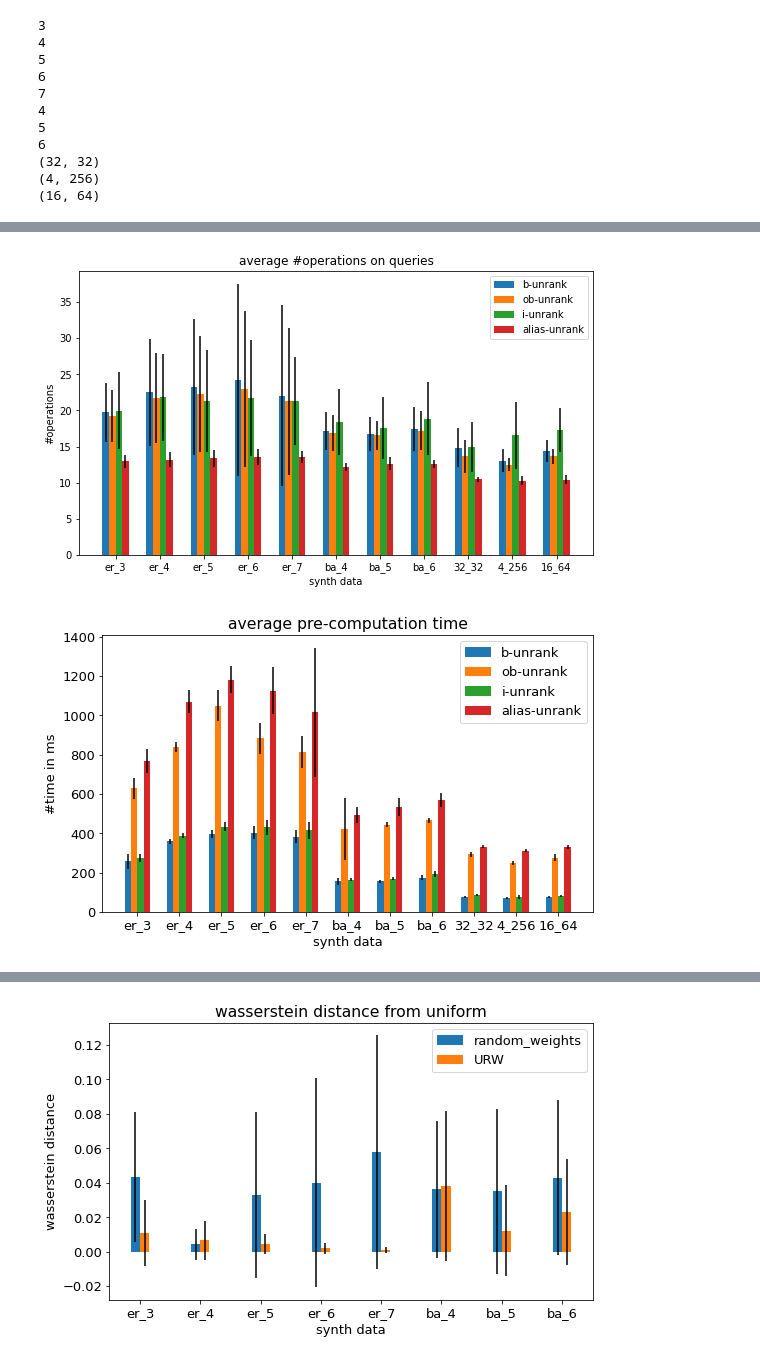
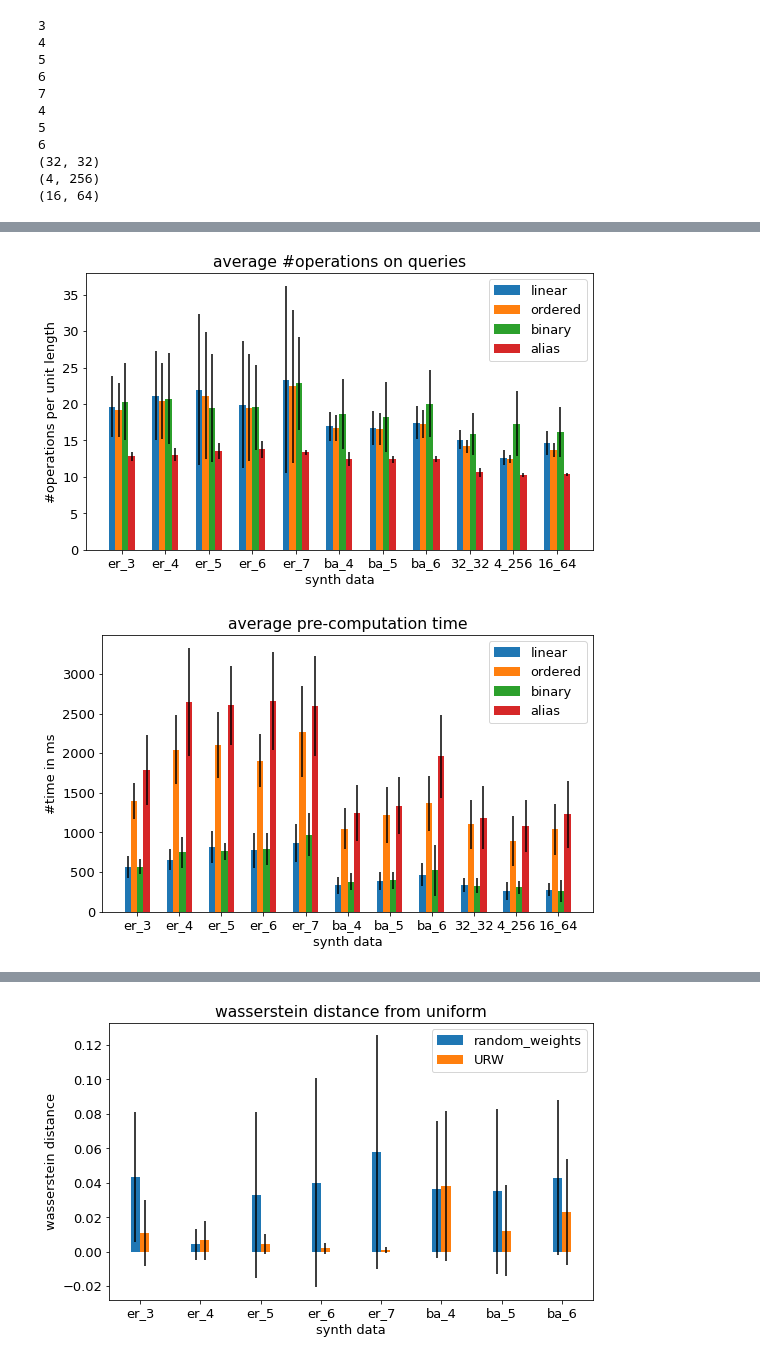
Before and after one commit to simon-dreyer/Shortest_path_sampling, a Jupyter notebook: src/syth_databases.ipynb, the cells around one changed output, grey strips where cells are left out. Saved outputs shown, nothing was run; the diff lists cells and outputs as text; code cells hidden in the pictures.

Commit message:
bug corrected in ordered need recompute real datasets and synthetic ones

```diff
--- a/src/syth_databases.ipynb
+++ b/src/syth_databases.ipynb
@@ -1,5 +1,6 @@
 # %%
 import os
+import pickle
 def create_folder_if_not_exists(folder_path):
     """
     Creates a folder if it does not exist.
@@ -23,6 +24,15 @@ def file_exists(file_path):
 
 folder_path = 'synthetique_databases'
 create_folder_if_not_exists(folder_path)
+
+def save_dic(d,s):
+    with open(s+'.pickle', 'wb') as handle:
+        pickle.dump(d, handle, protocol=pickle.HIGHEST_PROTOCOL)
+
+def read_dic(s):
+    with open(s+'.pickle', 'rb') as handle:
+        b = pickle.load(handle)
+        return b
 # %% [output]
 Folder 'synthetique_databases' already exists.
 # %%
@@ -72,7 +82,7 @@ l += [ ("gr", e) for e in list_grid ]
 # %%
 #launch pre-computations
 import subprocess
-algos = ["b-unrank", "ob-unrank", "i-unrank", "alias-unrank"]
+algos = ["linear", "ordered", "binary", "alias"]
 j = 0
 for x in l:
     i = x[1]
@@ -201,7 +211,7 @@ for x in l:
     distances[x[0]+ "_"+repr(i)] = dict()
     d_dist[x[0]+ "_"+repr(i)] = dict()
     for j in range(nb_nodes):
-        file_path = folder_path + "/" + x[0] + "_" + str(nb_nodes) + "_" + repr(i) + "_b-unrank/distances_" + str(j) + ".csv"
+        file_path = folder_path + "/" + x[0] + "_" + str(nb_nodes) + "_" + repr(i) + "_linear/distances_" + str(j) + ".csv"
         ll = read_integers_from_file(file_path)
         for z in range(len(ll)):
             if ll[z] in d_dist[x[0]+ "_"+repr(i)]:
@@ -228,7 +238,7 @@ pair_dist = "average"
 nb_queries_per_pair = 50000
 nb_pairs = 40
 import subprocess
-algos = ["b-unrank", "ob-unrank", "i-unrank", "alias-unrank"]
+algos = ["linear", "ordered", "binary", "alias"]
 d = { i: {alg:[]   for alg in algos}  for i in l }
 for x in l:
     i = x[1]
@@ -241,6 +251,7 @@ for x in l:
         break
     for e in ll:
         for alg in algos:
+            print(alg, e)
             subprocess.run(["./main", file_path ,"u", alg, e[0], e[1], str(nb_queries_per_pair), "c"])
             file =  x[0]+ "_" + str(nb_nodes) + "_" + repr(i) + "_" + alg + "/queries_operations_"+ str(nb_queries_per_pair) + ".txt"
             d[x][alg].append(read_integer_from_file(folder_path + "/" + file)/(nb_queries_per_pair * distances[x[0]+ "_"+repr(i)][(int(e[0]),int(e[1]))] ))
@@ -466,9 +381,10 @@ def name(i):
         return str(i[1][0])+"_"+str(i[1][1])
 # %%
 data = {name(i):  { e: calculate_mean_and_std(d[i][e])   for e in algos }  for i in l}
-plot_bar_chart(data, "synth data", "#operations", "average #operations on queries", "queries.pdf")
+save_dic(data,"queries_synth")
+plot_bar_chart(data, "synth data", "#operations per unit length", "average #operations on queries", "queries.pdf")
 # %% [output]
-[figure, old version]
+[figure, new version]
 # %%
 # data = {i:  { e: calculate_mean_and_std(d[i][e])   for e in algos }  for i in l if i[0]!="gr"}
 # plot_bar_chart(data, "synth data", "#operations", "average #operations on queries", "queries2.pdf")
@@ -489,9 +405,10 @@ for x in l:
         d_pre[x][alg] = ll
 # %%
 data = {name(i):  { e: calculate_mean_and_std(d_pre[i][e])   for e in algos }  for i in l}
+save_dic(data,"pre_computation_synth")
 plot_bar_chart(data, "synth data", "#time in ms", "average pre-computation time", "pre_comp.pdf")
 # %% [output]
-[figure, old version]
+[figure, new version]
 # %%
 # data = {i[0]+"_"+repr(i[1]):  { e: calculate_mean_and_std(d_pre[i][e])   for e in algos }  for i in l if i[0]!="gr"}
 # plot_bar_chart(data, "er, p = (xlog(n)/n)", "#time in ms", "average pre-computation time", "pre_comp2.pdf")
```
Also changed, not shown: parts of 11 cells of this notebook, 5 other files.
